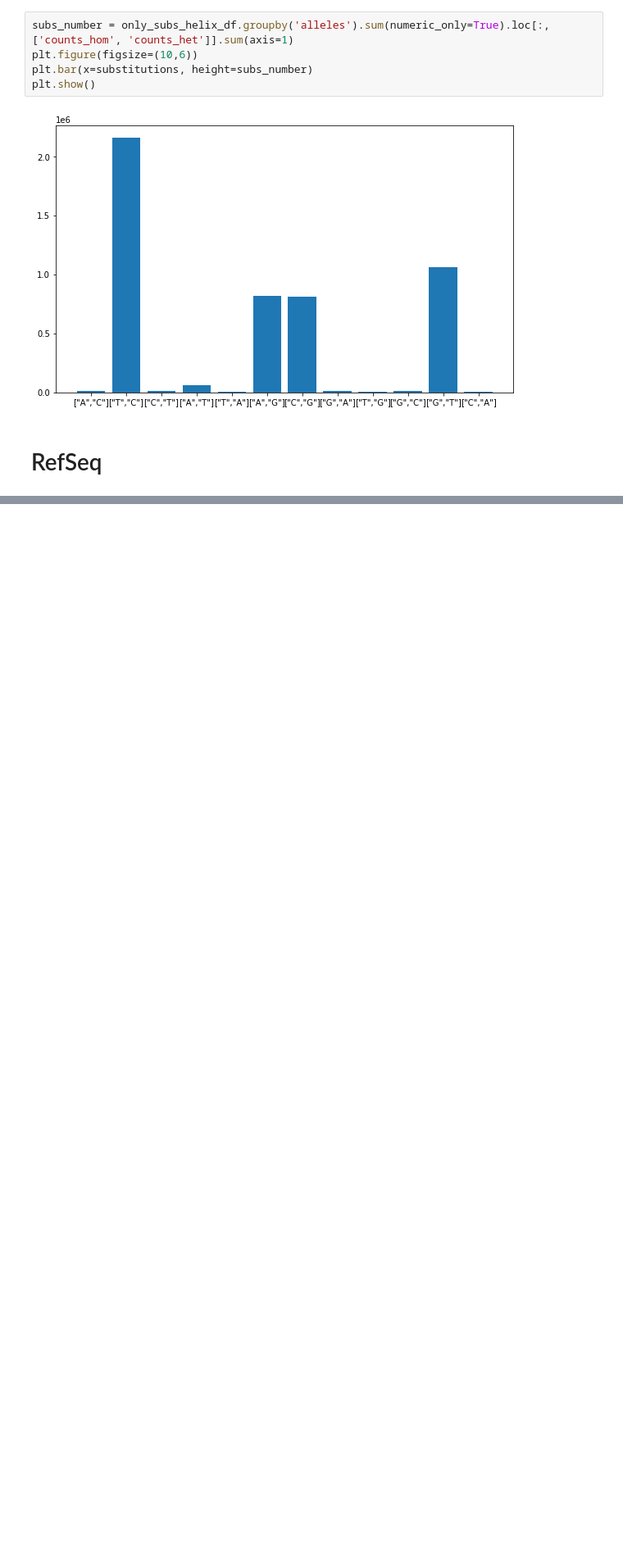
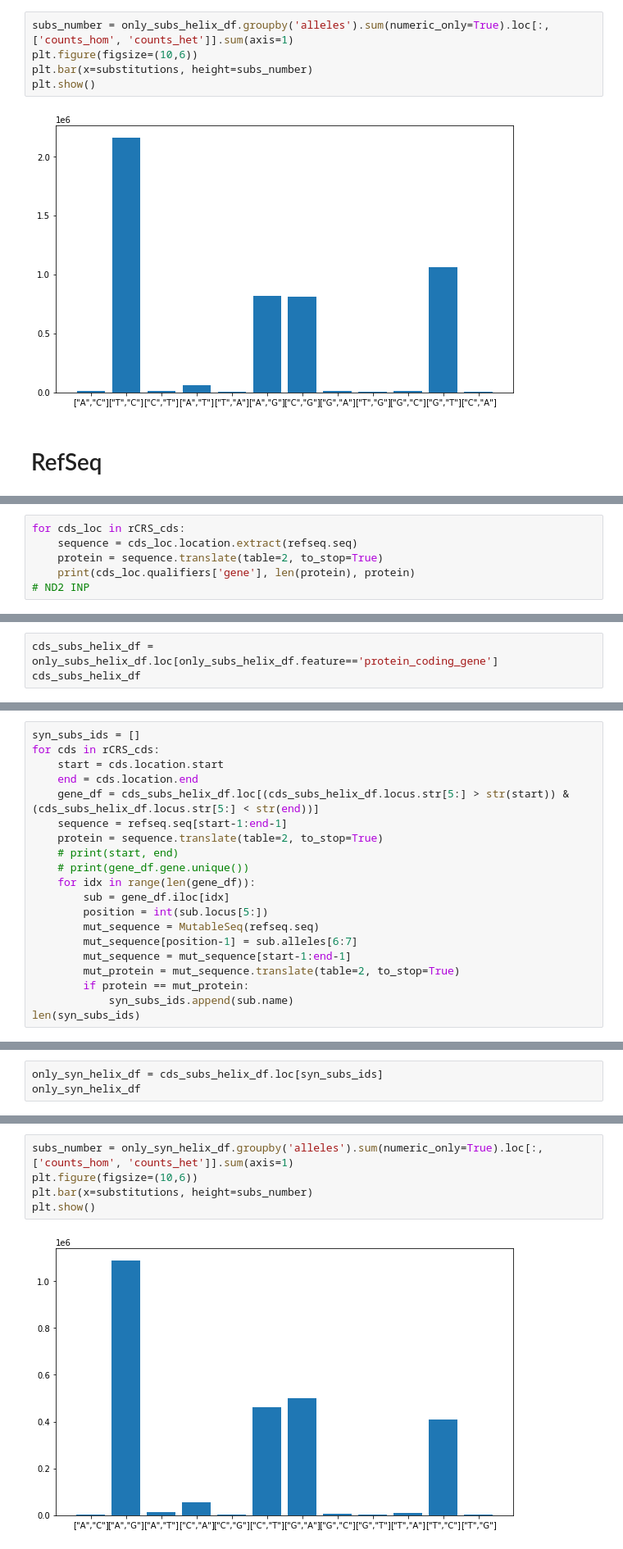
Before and after one commit to mitoclub/pr-29-trna-or-mutagenesis, a Jupyter notebook: local scripts/HelixMT.ipynb, the cells around one changed output, grey strips where cells are left out. Shown: that part at 82% size. Saved outputs shown, nothing was run; the diff lists cells and outputs as text; blank space fills up the shorter version.

Commit message:
Extract syn variants

```diff
--- a/local scripts/HelixMT.ipynb
+++ b/local scripts/HelixMT.ipynb
@@ -156,0 +143,6 @@ False
+# %%
+for cds_loc in rCRS_cds:
+    sequence = cds_loc.location.extract(refseq.seq)
+    protein = sequence.translate(table=2, to_stop=True)
+    print(cds_loc.qualifiers['gene'], len(protein), protein)
+# ND2 INP
@@ -156,0 +163,3 @@ False
+# %%
+cds_subs_helix_df = only_subs_helix_df.loc[only_subs_helix_df.feature=='protein_coding_gene']
+cds_subs_helix_df
@@ -156,0 +180,20 @@ False
+# %%
+syn_subs_ids = []
+for cds in rCRS_cds:
+    start = cds.location.start
+    end = cds.location.end
+    gene_df = cds_subs_helix_df.loc[(cds_subs_helix_df.locus.str[5:] > str(start)) & (cds_subs_helix_df.locus.str[5:] < str(end))]
+    sequence = refseq.seq[start-1:end-1]
+    protein = sequence.translate(table=2, to_stop=True)
+    # print(start, end)
+    # print(gene_df.gene.unique())
+    for idx in range(len(gene_df)):
+        sub = gene_df.iloc[idx]
+        position = int(sub.locus[5:])
+        mut_sequence = MutableSeq(refseq.seq)
+        mut_sequence[position-1] = sub.alleles[6:7]
+        mut_sequence = mut_sequence[start-1:end-1]
+        mut_protein = mut_sequence.translate(table=2, to_stop=True)
+        if protein == mut_protein:
+            syn_subs_ids.append(sub.name)
+len(syn_subs_ids)
@@ -156,0 +202,3 @@ False
+# %%
+only_syn_helix_df = cds_subs_helix_df.loc[syn_subs_ids]
+only_syn_helix_df
@@ -156,0 +230,7 @@ False
+# %%
+subs_number = only_syn_helix_df.groupby('alleles').sum(numeric_only=True).loc[:,['counts_hom', 'counts_het']].sum(axis=1)
+plt.figure(figsize=(10,6))
+plt.bar(x=substitutions, height=subs_number)
+plt.show()
+# %% [output]
+[figure, added]
```
Also changed, not shown: parts of 18 cells of this notebook.
